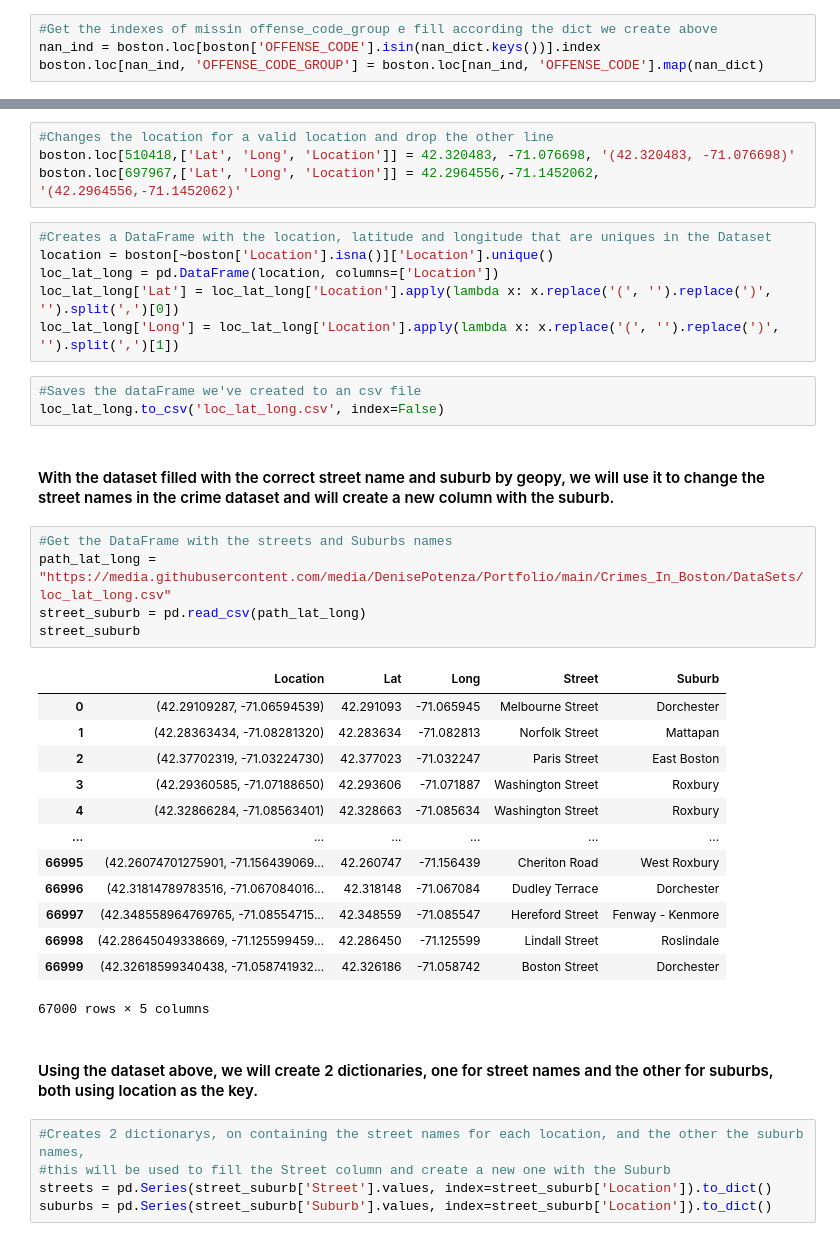
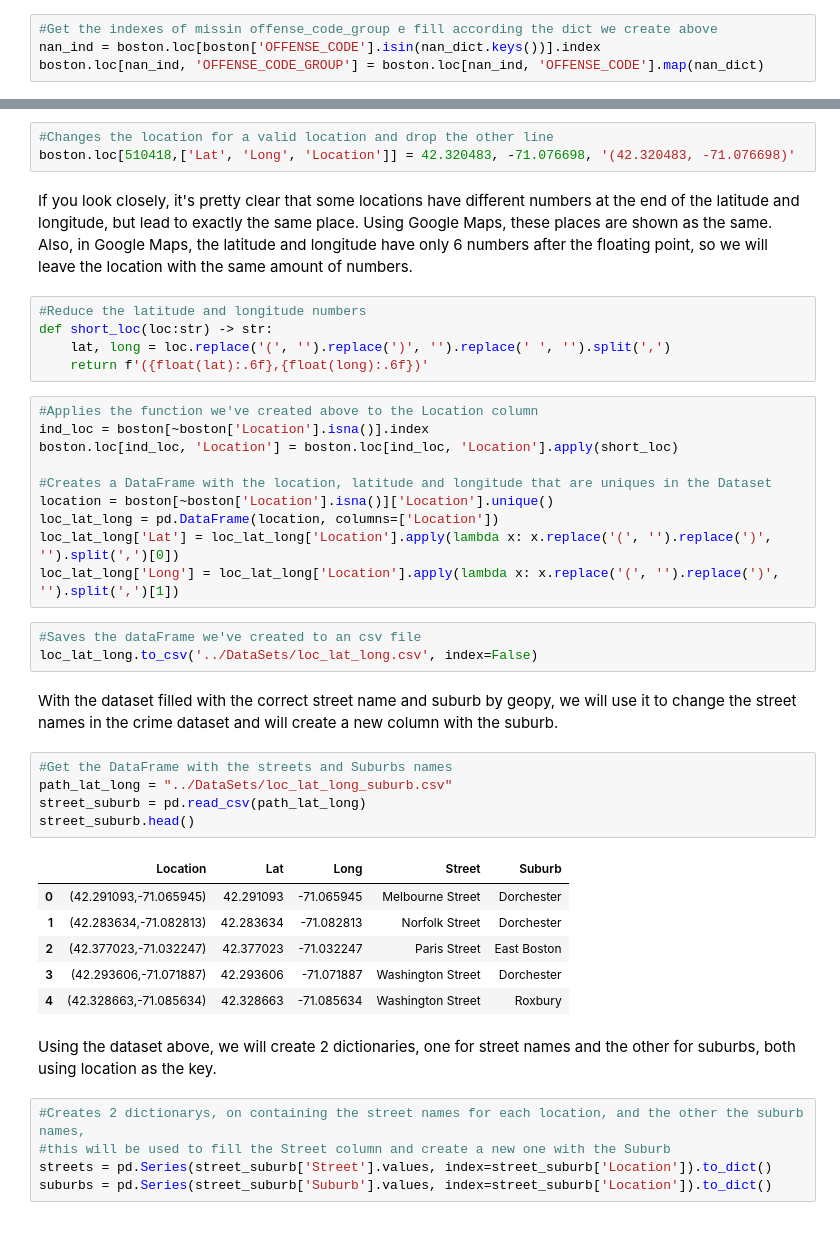
Before and after one commit to DenisePotenza/Portfolio, a Jupyter notebook: Crimes_In_Boston/Notebooks/Crimes_in_Boston.ipynb, the cells around one changed output, grey strips where cells are left out. Cells and saved outputs as stored; diff of their text form.

```diff
--- a/Crimes_In_Boston/Notebooks/Crimes_in_Boston.ipynb
+++ b/Crimes_In_Boston/Notebooks/Crimes_in_Boston.ipynb
@@ -456,8 +452,18 @@ boston[boston['Location'].str.contains('e') == True]
 # %%
 #Changes the location for a valid location and drop the other line
 boston.loc[510418,['Lat', 'Long', 'Location']] = 42.320483, -71.076698, '(42.320483, -71.076698)'
-boston.loc[697967,['Lat', 'Long', 'Location']] = 42.2964556,-71.1452062, '(42.2964556,-71.1452062)'
+# %% [markdown]
+If you look closely, it's pretty clear that some locations have different numbers at the end of the latitude and longitude, but lead to exactly the same place. Using Google Maps, these places are shown as the same. Also, in Google Maps, the latitude and longitude have only 6 numbers after the floating point, so we will leave the location with the same amount of numbers.
+# %%
+#Reduce the latitude and longitude numbers
+def short_loc(loc:str) -> str:
+    lat, long = loc.replace('(', '').replace(')', '').replace(' ', '').split(',')
+    return f'({float(lat):.6f},{float(long):.6f})'
 # %%
+#Applies the function we've created above to the Location column
+ind_loc = boston[~boston['Location'].isna()].index
+boston.loc[ind_loc, 'Location'] = boston.loc[ind_loc, 'Location'].apply(short_loc)
+
 #Creates a DataFrame with the location, latitude and longitude that are uniques in the Dataset
 location = boston[~boston['Location'].isna()]['Location'].unique()
 loc_lat_long = pd.DataFrame(location, columns=['Location'])
@@ -465,30 +471,23 @@ loc_lat_long['Lat'] = loc_lat_long['Location'].apply(lambda x: x.replace('(', ''
 loc_lat_long['Long'] = loc_lat_long['Location'].apply(lambda x: x.replace('(', '').replace(')', '').split(',')[1])
 # %%
 #Saves the dataFrame we've created to an csv file
-loc_lat_long.to_csv('loc_lat_long.csv', index=False)
+loc_lat_long.to_csv('../DataSets/loc_lat_long.csv', index=False)
 # %% [markdown]
-#### With the dataset filled with the correct street name and suburb by geopy, we will use it to change the street names in the crime dataset and will create a new column with the suburb.
+With the dataset filled with the correct street name and suburb by geopy, we will use it to change the street names in the crime dataset and will create a new column with the suburb.
 # %%
 #Get the DataFrame with the streets and Suburbs names
-path_lat_long = "https://media.githubusercontent.com/media/DenisePotenza/Portfolio/main/Crimes_In_Boston/DataSets/loc_lat_long.csv"
+path_lat_long = "../DataSets/loc_lat_long_suburb.csv"
 street_suburb = pd.read_csv(path_lat_long)
-street_suburb
+street_suburb.head()
 # %% [output]
 |  | Location | Lat | Long | Street | Suburb |
-| 0 | (42.29109287, -71.06594539) | 42.291093 | -71.065945 | Melbourne Street | Dorchester |
-| 1 | (42.28363434, -71.08281320) | 42.283634 | -71.082813 | Norfolk Street | Mattapan |
-| 2 | (42.37702319, -71.03224730) | 42.377023 | -71.032247 | Paris Street | East Boston |
-| 3 | (42.29360585, -71.07188650) | 42.293606 | -71.071887 | Washington Street | Roxbury |
-| 4 | (42.32866284, -71.08563401) | 42.328663 | -71.085634 | Washington Street | Roxbury |
-| ... | ... | ... | ... | ... | ... |
-| 66995 | (42.26074701275901, -71.156439069... | 42.260747 | -71.156439 | Cheriton Road | West Roxbury |
-| 66996 | (42.31814789783516, -71.067084016... | 42.318148 | -71.067084 | Dudley Terrace | Dorchester |
-| 66997 | (42.348558964769765, -71.08554715... | 42.348559 | -71.085547 | Hereford Street | Fenway - Kenmore |
-| 66998 | (42.28645049338669, -71.125599459... | 42.286450 | -71.125599 | Lindall Street | Roslindale |
-| 66999 | (42.32618599340438, -71.058741932... | 42.326186 | -71.058742 | Boston Street | Dorchester |
+| 0 | (42.291093,-71.065945) | 42.291093 | -71.065945 | Melbourne Street | Dorchester |
+| 1 | (42.283634,-71.082813) | 42.283634 | -71.082813 | Norfolk Street | Dorchester |
+| 2 | (42.377023,-71.032247) | 42.377023 | -71.032247 | Paris Street | East Boston |
+| 3 | (42.293606,-71.071887) | 42.293606 | -71.071887 | Washington Street | Dorchester |
+| 4 | (42.328663,-71.085634) | 42.328663 | -71.085634 | Washington Street | Roxbury |
-67000 rows × 5 columns
 # %% [markdown]
-#### Using the dataset above, we will create 2 dictionaries, one for street names and the other for suburbs, both using location as the key.
+Using the dataset above, we will create 2 dictionaries, one for street names and the other for suburbs, both using location as the key.
 # %%
 #Creates 2 dictionarys, on containing the street names for each location, and the other the suburb names,
 #this will be used to fill the Street column and create a new one with the Suburb
```
Also changed, not shown: parts of 190 cells of this notebook, 27 other files.
